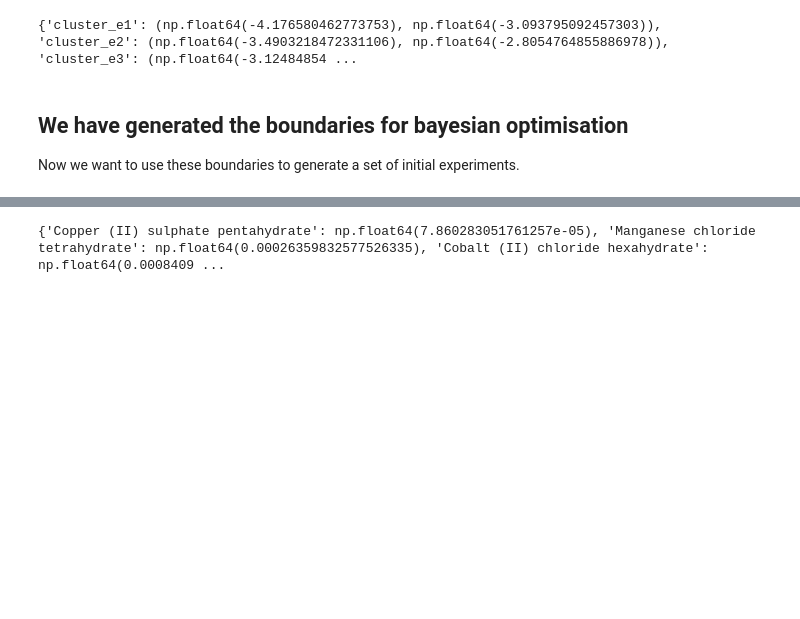
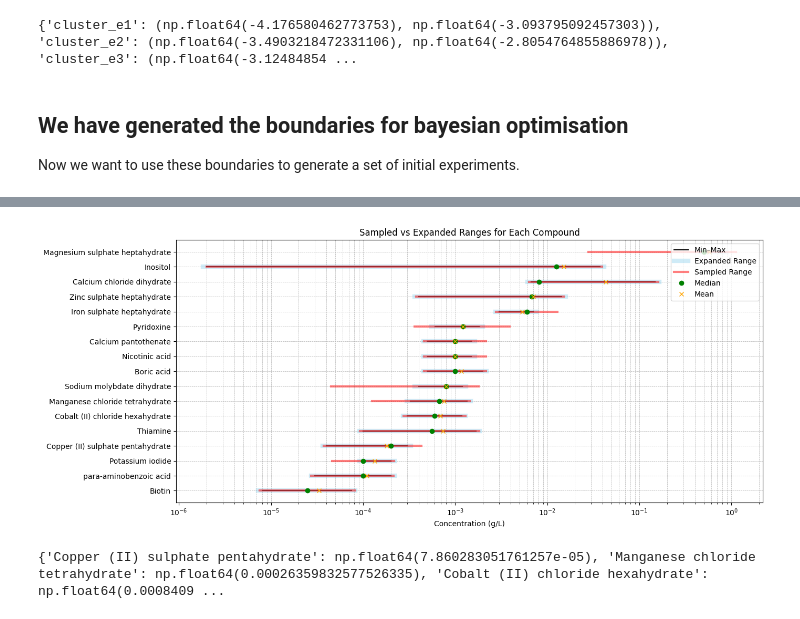
Before and after one commit to subarumuroi/Yarrowia_media_optimizer, a Jupyter notebook: Yarrowia Pipeline Initial Experiment Generator.ipynb, the cells around one changed output, grey strips where cells are left out. Drawn from its saved outputs; the diff is of its cells as text; code cells hidden in the pictures; blank space fills up the shorter version.

```diff
--- a/Yarrowia Pipeline Initial Esperiment Generator.ipynb
+++ b/Yarrowia Pipeline Initial Experiment Generator.ipynb
@@ -752,0 +799,15 @@ Sample 0:
+# %%
+# Decode all LHS or BO points
+decoded_samples = [
+    decode_bo_sample(sample, keys, scaler_map, pd.concat([df_v_min_max, df_e_min_max]))
+    for sample in scaled_lhs_design
+]
+
+# Plot
+plot_sampled_vs_expanded(
+    decoded_samples,
+    df_min_max=pd.concat([df_v_min_max, df_e_min_max]),
+    title="Sampled vs Expanded Ranges for Each Compound"
+)
+# %% [output]
+[figure, added]
```
Also changed, not shown: parts of 4 cells of this notebook, 1 other file.
